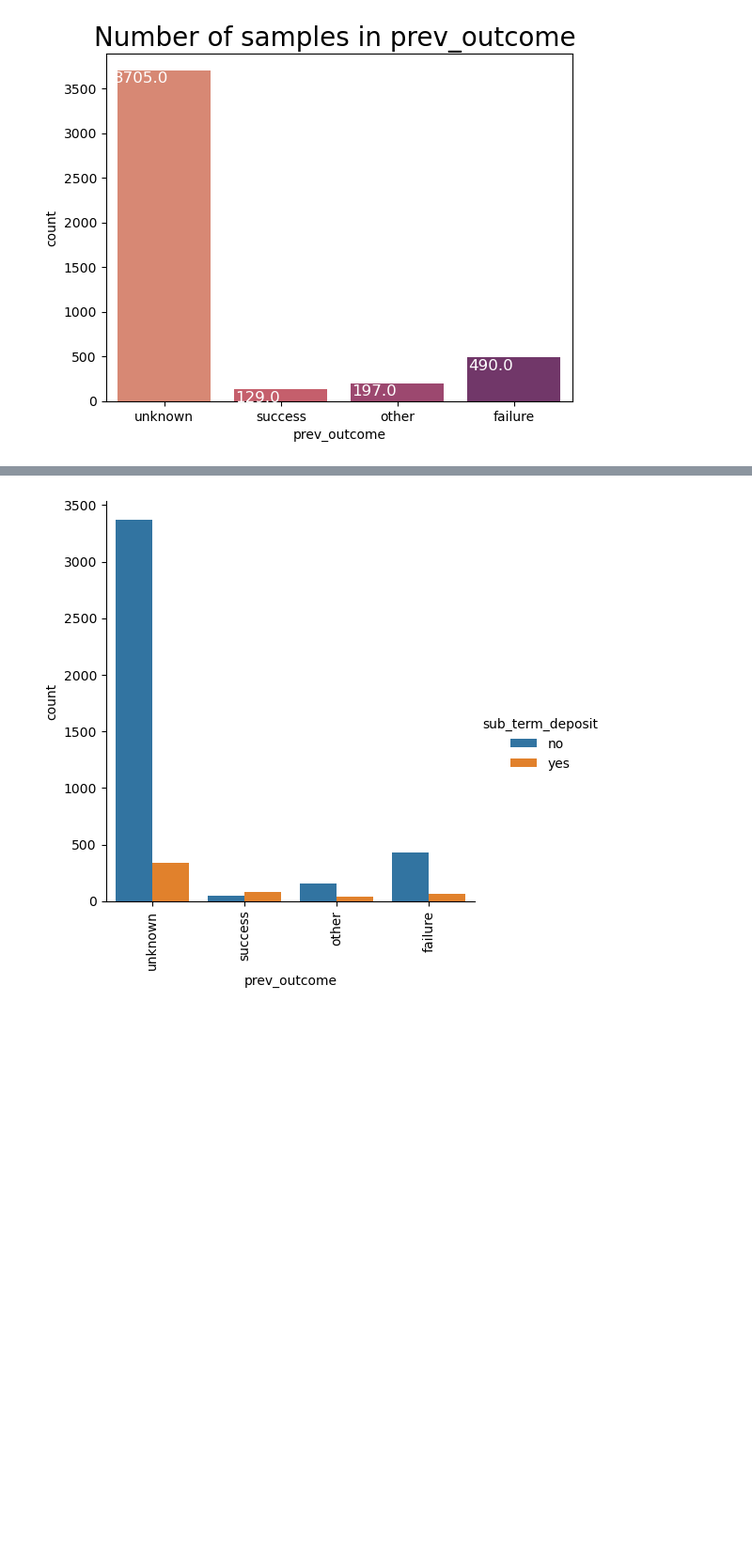
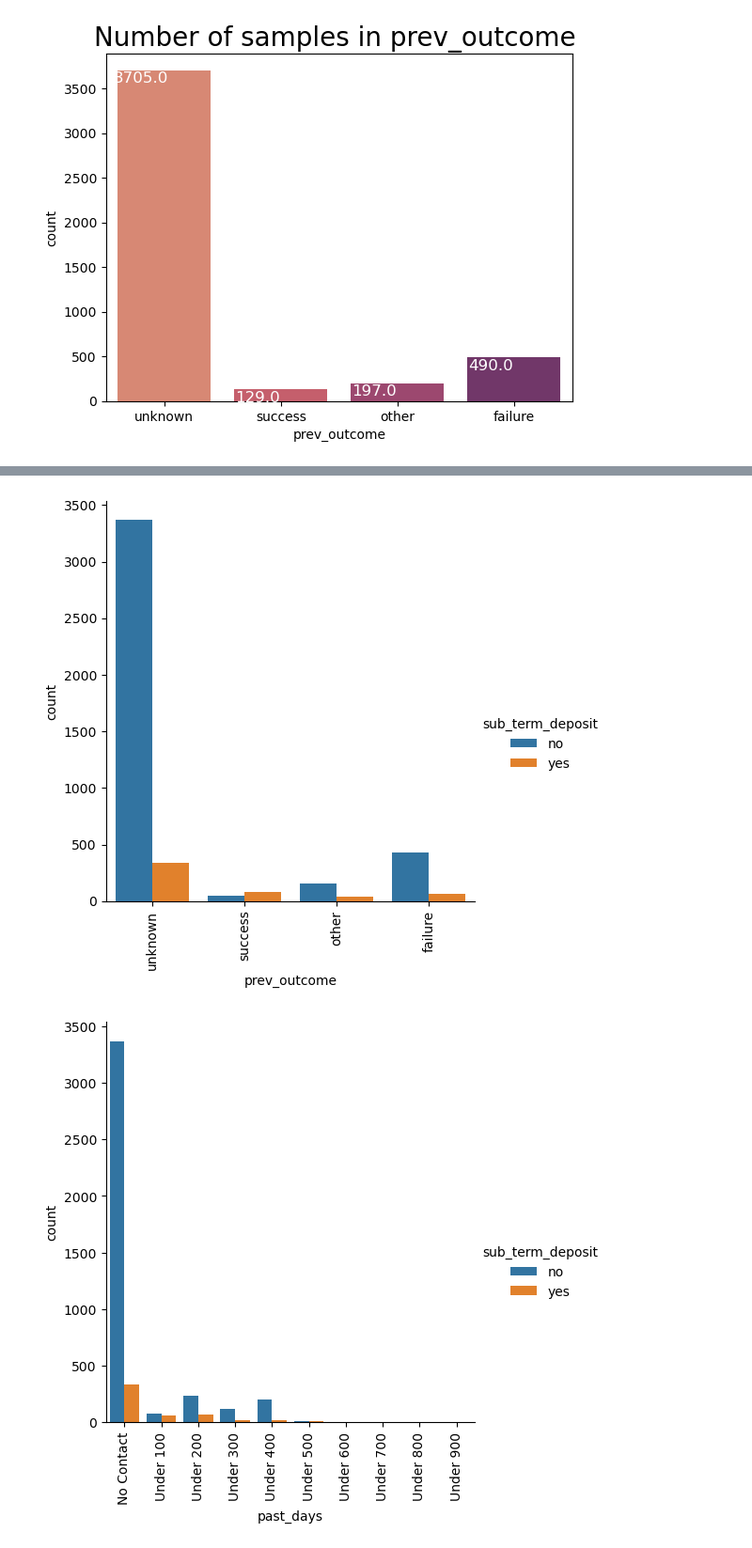
Before and after one commit to Willsu00/assignment2, a Jupyter notebook: Assignment2-Code-Billie.ipynb, the cells around one changed output, grey strips where cells are left out. Shown at 94% size. Drawn from its saved outputs; the diff is of its cells as text; code cells hidden in the pictures; blank space fills up the shorter version.

```diff
--- a/Assignment2-Code-Billie.ipynb
+++ b/Assignment2-Code-Billie.ipynb
@@ -121,6 +121,10 @@ plt.xticks(rotation=90)
 print(pd.crosstab(df['sub_term_deposit'], df.prev_outcome))
 sns.catplot(data=df, x='prev_outcome', hue='sub_term_deposit', kind="count")
 plt.xticks(rotation=90)
+
+print(pd.crosstab(df['sub_term_deposit'], df.prev_outcome))
+sns.catplot(data=df, x='past_days', hue='sub_term_deposit', kind="count")
+plt.xticks(rotation=90)
 # %% [output]
 last_contact_month  apr  aug  dec  feb  jan  jul  jun  mar   may  nov  oct  \
 sub_term_deposit
@@ -147,8 +157,9 @@ yes                    63     38       83      337
 [figure]
 [figure]
 [figure]
 [figure]
 [figure]
+[figure, added]
 # %%
 
 X = df[['age',
```
Also changed, not shown: parts of 1 cell of this notebook.
